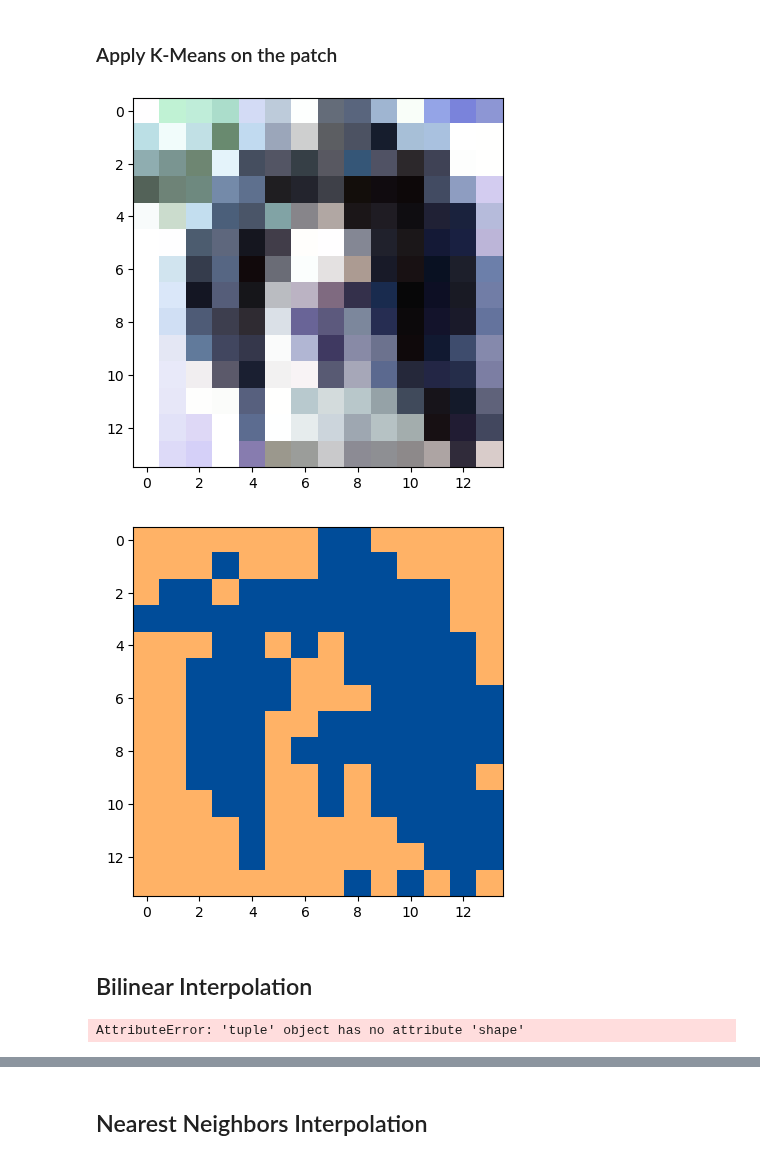
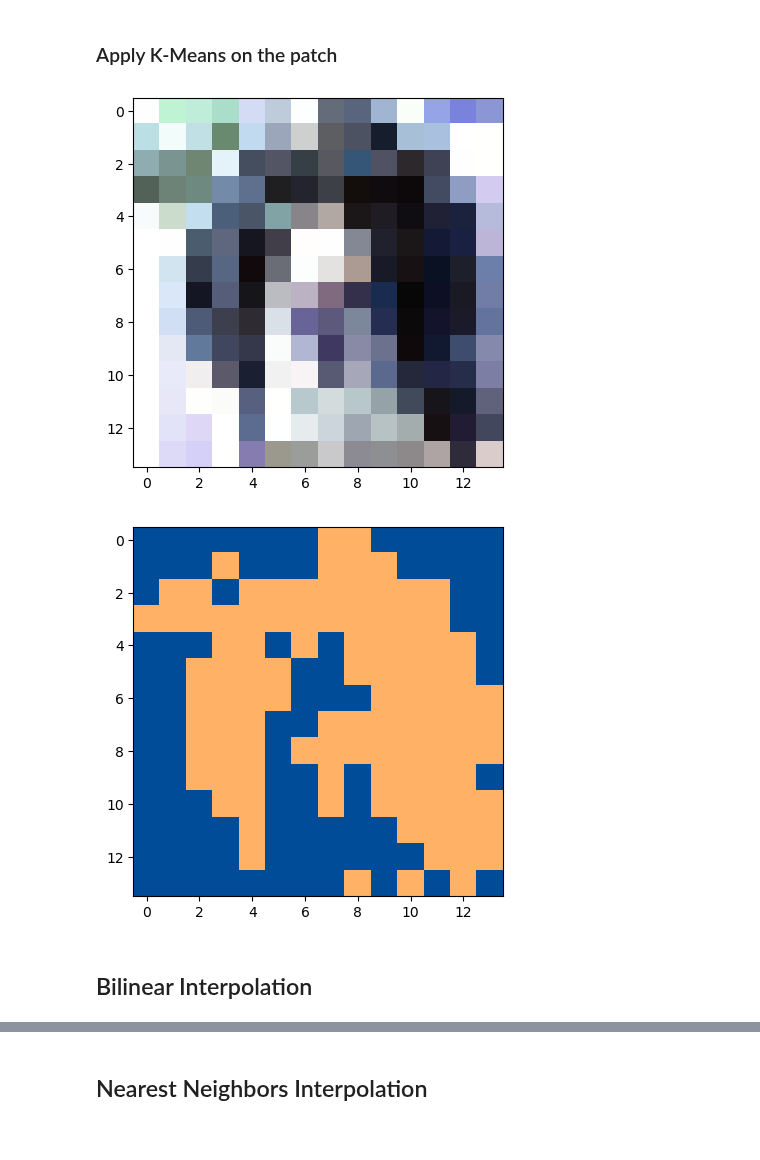
Before and after one commit to mona251/Intriguing-Properties-of-Contrastive-Losses, a Jupyter notebook: scripts/hierarchical_properties/raw_pixels.ipynb, the cells around one changed output, grey strips where cells are left out. Drawn from its saved outputs; the diff is of its cells as text; code cells hidden in the pictures.

Commit message:
dog image

```diff
--- a/scripts/hierarchical_properties/raw_pixels.ipynb
+++ b/scripts/hierarchical_properties/raw_pixels.ipynb
@@ -110,16 +110,14 @@ plt.show()
 # %% [markdown]
 ### Apply K-Means on the patch
 # %%
-seg_patch = k_means_on_img(patch, k=k, max_iter=max_iter, epsilon=epsilon, attempts=attempts, normalize=normalize, plot=True)
+seg_patch, _ = k_means_on_img(patch, k=k, max_iter=max_iter, epsilon=epsilon, attempts=attempts, normalize=normalize, plot=True)
 # %% [output]
 [figure]
-[figure, old version]
+[figure, new version]
 # %% [markdown]
 ## Bilinear Interpolation
 # %%
 seg_full = downsample_img(seg_patch, full_size, full_size, False, interpolation_method=bilinear_interpolation_flag)
-# %% [output]
-AttributeError: 'tuple' object has no attribute 'shape'
 # %%
 plt.imshow(seg_full)
 plt.show()
```
Also changed, not shown: parts of 5 cells of this notebook.
